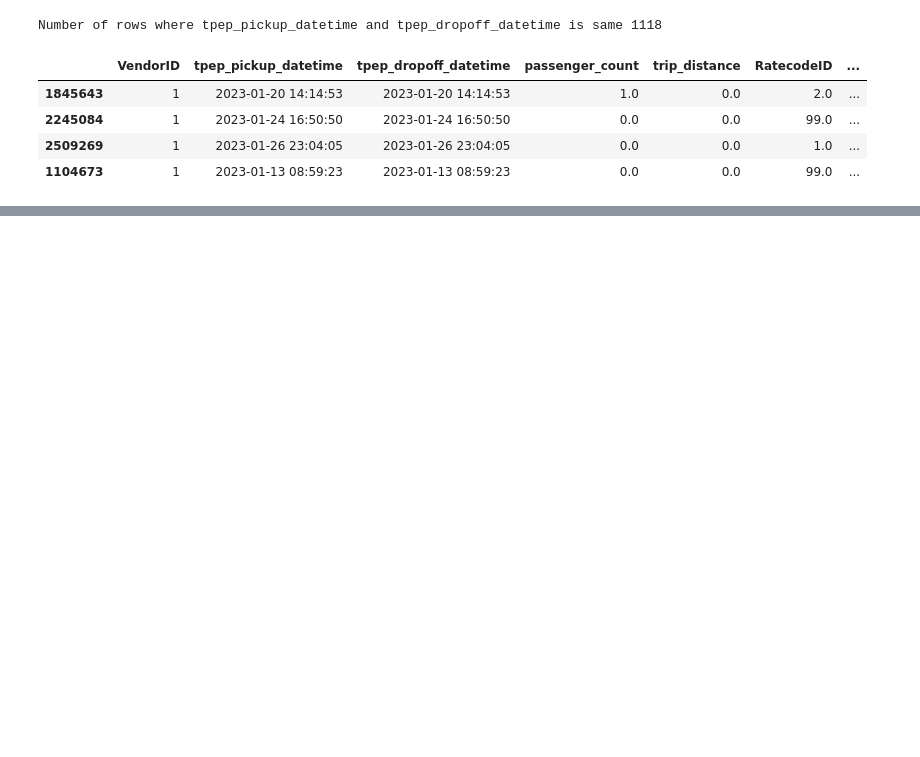
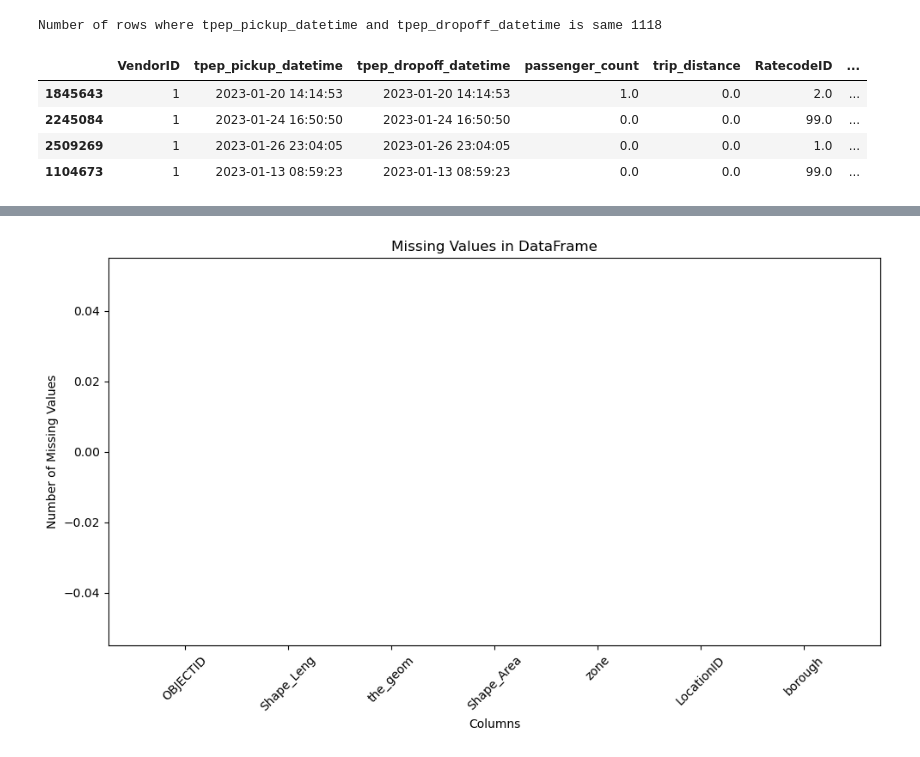
Before and after one commit to bibek376/Uber_Data_Engineering_Project, a Jupyter notebook: Uber_Data_Engineering_Project_Live.ipynb, the cells around one changed output, grey strips where cells are left out. Drawn from its saved outputs; the diff is of its cells as text; code cells hidden in the pictures; blank space fills up the shorter version.

```diff
--- a/Uber_Data_Engineering_Project_Live.ipynb
+++ b/Uber_Data_Engineering_Project_Live.ipynb
@@ -517,0 +361,3 @@ memory usage: 14.5+ KB
+# %%
+df_taxi_zone=pd.read_csv('/home/bibek/Desktop/uber_data_engineering/data/taxi_zones.csv')
+df_taxi_zone.sample(3)
@@ -517,0 +369,15 @@ memory usage: 14.5+ KB
+# %%
+# Assuming df is your DataFrame
+missing_values = df_taxi_zone.isnull().sum()
+
+# Creating a bar plot using Matplotlib
+plt.figure(figsize=(10, 6))
+plt.bar(missing_values.index, missing_values.values)
+plt.title('Missing Values in DataFrame')
+plt.xlabel('Columns')
+plt.ylabel('Number of Missing Values')
+plt.xticks(rotation=45)  # Rotating x-axis labels for better readability
+plt.tight_layout()  # Adjust layout to prevent clipping of labels
+plt.show()
+# %% [output]
+[figure, added]
```
Also changed, not shown: parts of 29 cells of this notebook.
